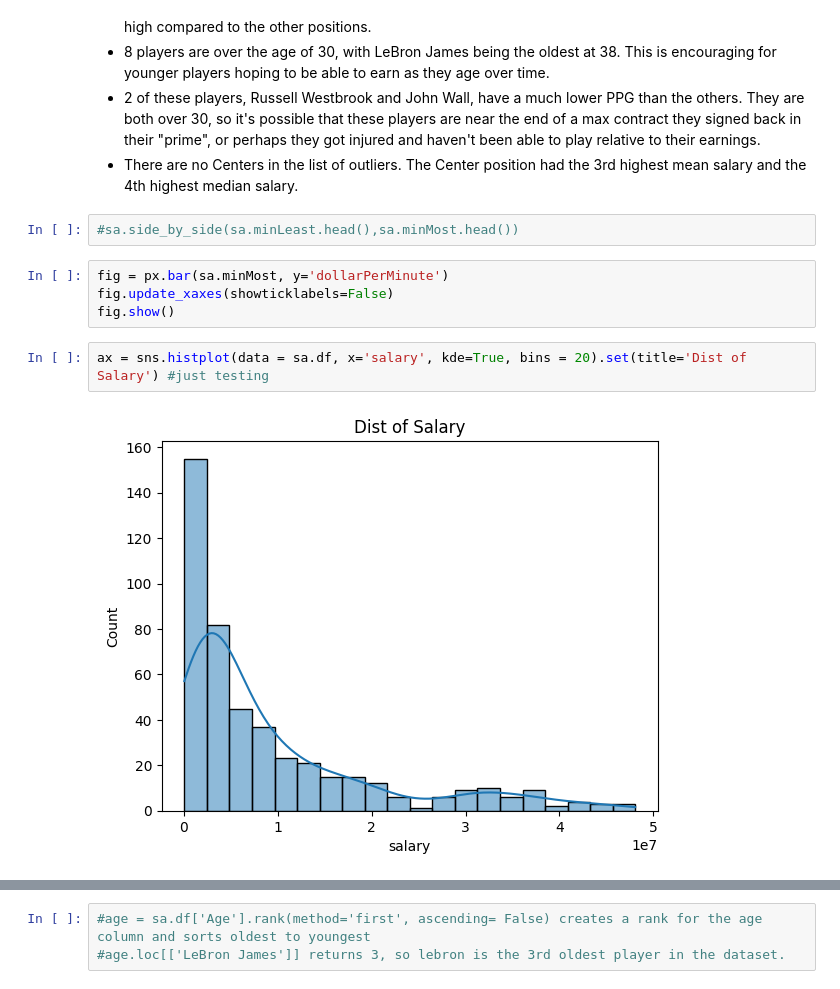
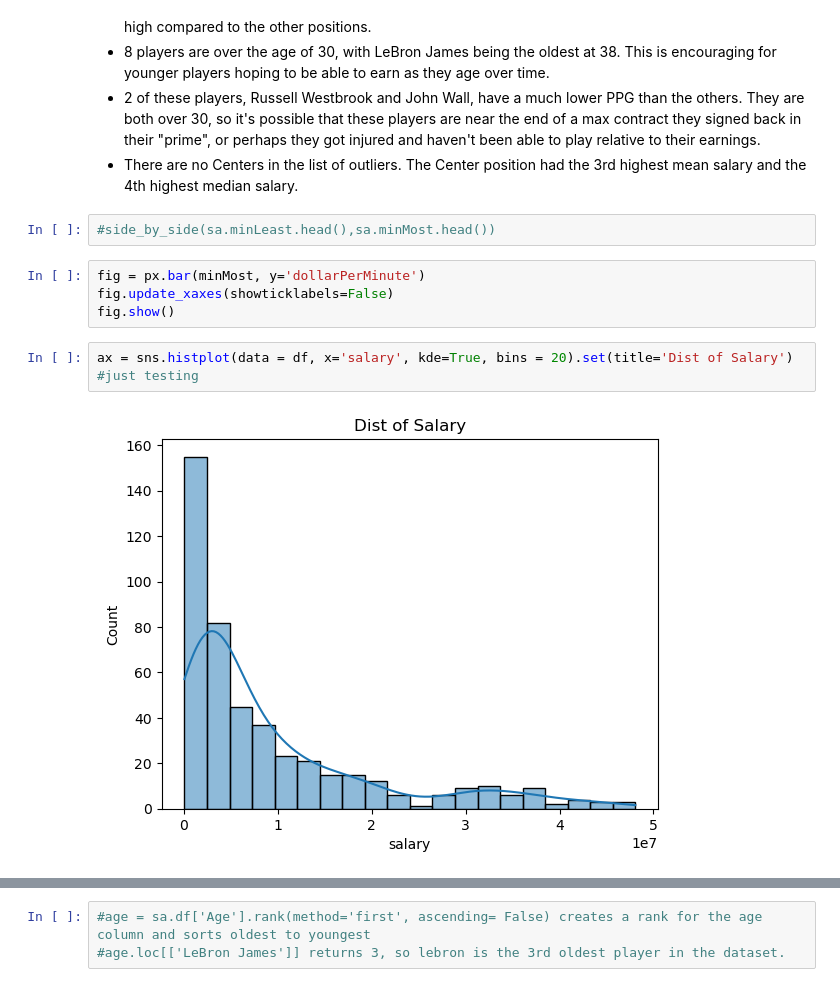
Before and after one commit to Harg-Ryan/NBA-Salary-Exploratory-Analysis-2022_23-Season, a Jupyter notebook: NBASalaryAnalysisReport.ipynb, the cells around one changed output, grey strips where cells are left out. Cells and saved outputs as stored; diff of their text form.

```diff
--- a/NBASalaryAnalysisReport.ipynb
+++ b/NBASalaryAnalysisReport.ipynb
@@ -191,12 +191,12 @@ Some notable observations of the outliers:
 - 2 of these players, Russell Westbrook and John Wall, have a much lower PPG than the others. They are both over 30, so it's possible that these players are near the end of a max contract they signed back in their "prime", or perhaps they got injured and haven't been able to play relative to their earnings.
 - There are no Centers in the list of outliers. The Center position had the 3rd highest mean salary and the 4th highest median salary.
 # %%
-#sa.side_by_side(sa.minLeast.head(),sa.minMost.head())
+#side_by_side(sa.minLeast.head(),sa.minMost.head())
 # %%
-fig = px.bar(sa.minMost, y='dollarPerMinute')
+fig = px.bar(minMost, y='dollarPerMinute')
 fig.update_xaxes(showticklabels=False)
 fig.show()
 # %%
-ax = sns.histplot(data = sa.df, x='salary', kde=True, bins = 20).set(title='Dist of Salary') #just testing
+ax = sns.histplot(data = df, x='salary', kde=True, bins = 20).set(title='Dist of Salary') #just testing
 # %% [output]
-[figure, old version]
+[figure, new version]
```
Also changed, not shown: parts of 13 cells of this notebook, 2 other files.
